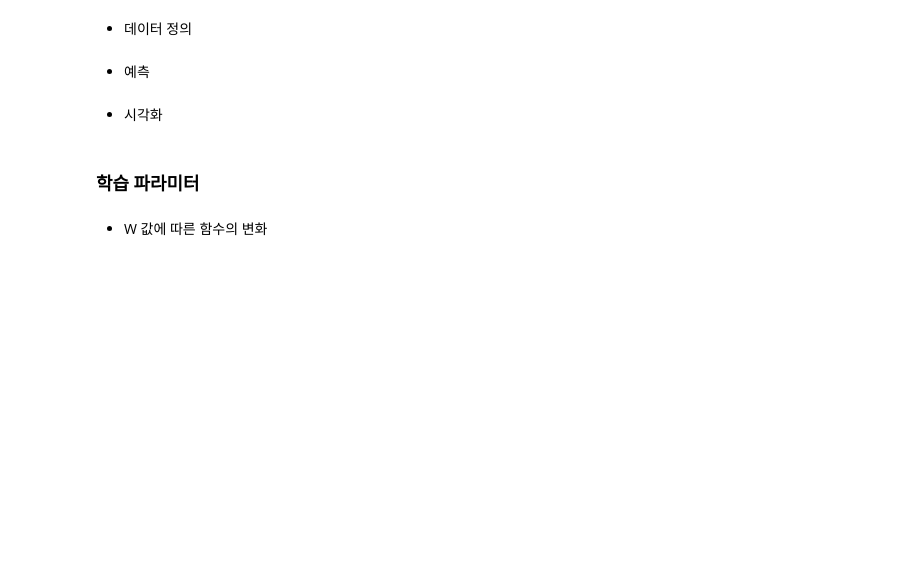
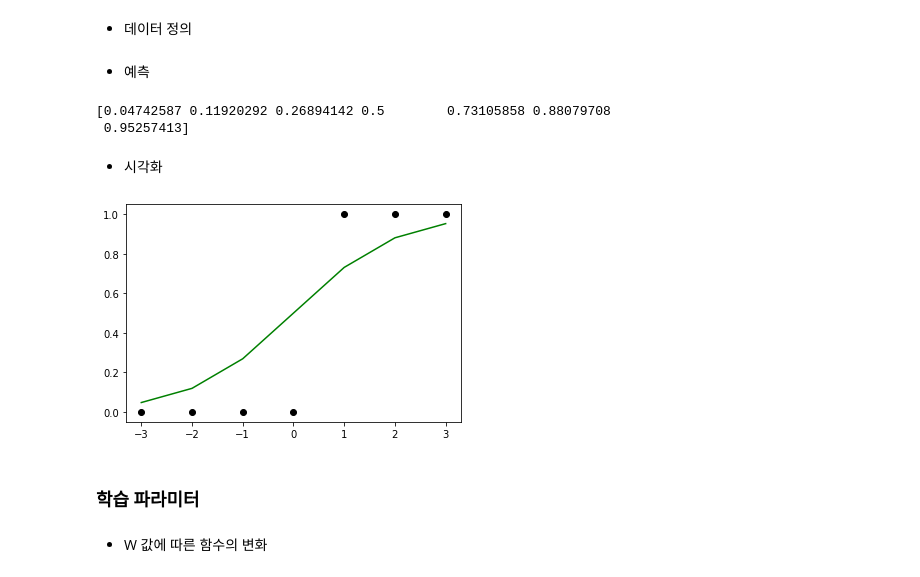
Before and after one commit to josooik/Lecture_deeplearning_basic, a Jupyter notebook: 2_LogisticRegression.ipynb, the cells around one changed output. Drawn from its saved outputs; the diff is of its cells as text; code cells hidden in the pictures; blank space fills up the shorter version.

```diff
--- a/2_LogisticRegression.ipynb
+++ b/2_LogisticRegression.ipynb
@@ -43,6 +55,9 @@ from tensorflow.keras import optimizers
 # %% [markdown]
 ### **가설 구현**
 ###<center>$f(\vec{x_i})=\sigma(\vec{w}\vec{x}_i+b)$</center>
+# %%
+def hypothesis(x, w=1, b=0):
+  return sigmoid(np.dot(w,x)+b)
 # %% [markdown]
 ### **예제**
 
@@ -57,10 +72,25 @@ from tensorflow.keras import optimizers
 |3|9|승리|
 # %% [markdown]
 * 데이터 정의
+# %%
+x = [-3,-2,-1,0,1,2,3]
+y = [0,0,0,0,1,1,1]
 # %% [markdown]
 * 예측
+# %%
+y_pred = hypothesis(x, w=1, b=0)
+print(y_pred)
+# %% [output]
+[0.04742587 0.11920292 0.26894142 0.5        0.73105858 0.88079708
+ 0.95257413]
 # %% [markdown]
 * 시각화
+# %%
+plt.plot(x, y , marker='o', linestyle='', color='k')
+plt.plot(x, y_pred, color='g')
+plt.show()
+# %% [output]
+[figure, added]
 # %% [markdown]
 ### **학습 파라미터**
 # %% [markdown]
```
Also changed, not shown: parts of 17 cells of this notebook.
